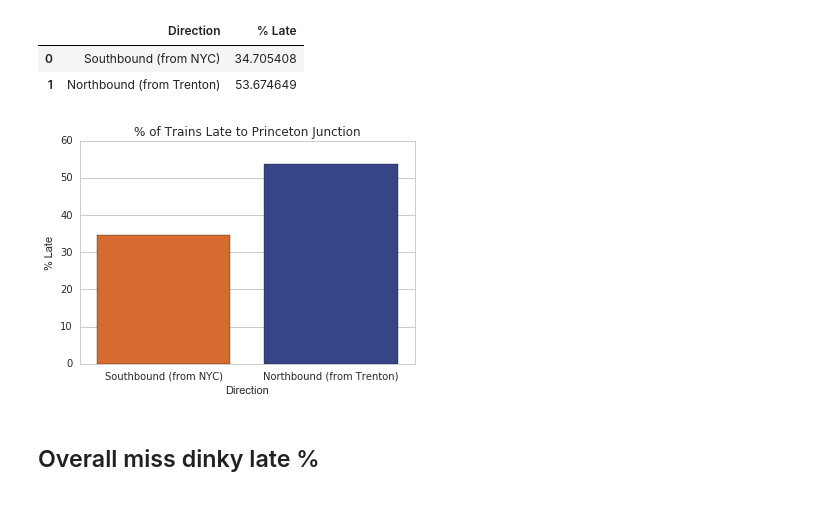
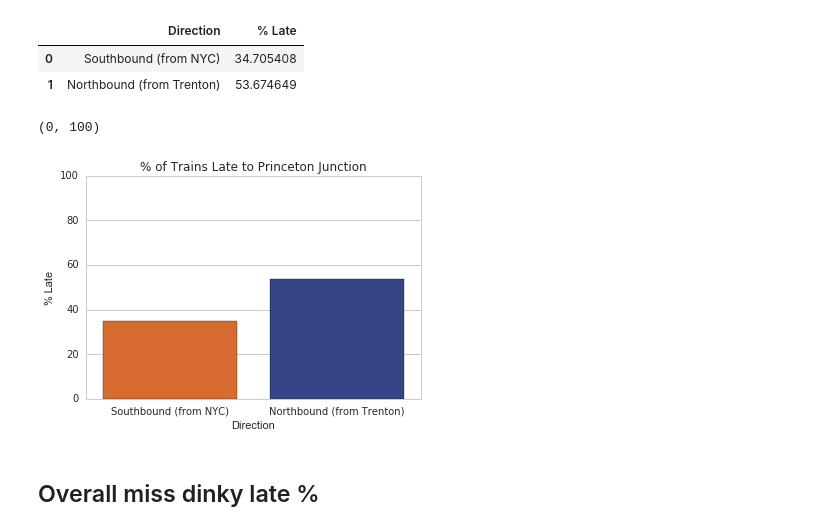
Before and after one commit to pranavbadami/njtransit, a Jupyter notebook: notebooks/analysis/dinky.ipynb, the cells around one changed output. Drawn from its saved outputs; the diff is of its cells as text; code cells hidden in the pictures.

```diff
--- a/notebooks/analysis/dinky.ipynb
+++ b/notebooks/analysis/dinky.ipynb
@@ -1085,8 +1085,10 @@ overall_late
 # %%
 sns.set_style(style="whitegrid")
 plot = sns.barplot(data = overall_late, x = "Direction", y ="% Late", palette = ["#F16412", "#293D93"]).set_title("% of Trains Late to Princeton Junction")
+plt.ylim(0, 100)
 # %% [output]
+(0, 100)
-[figure, old version]
+[figure, new version]
 # %%
 plot.figure.savefig("../../plots/overall_late.png")
 # %% [markdown]
```
Also changed, not shown: parts of 25 cells of this notebook.
